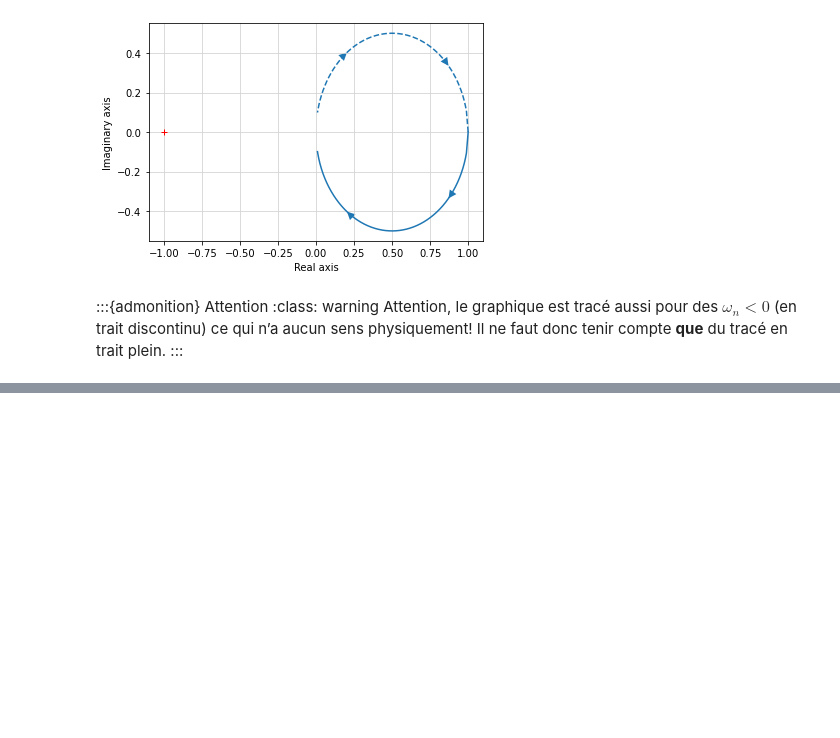
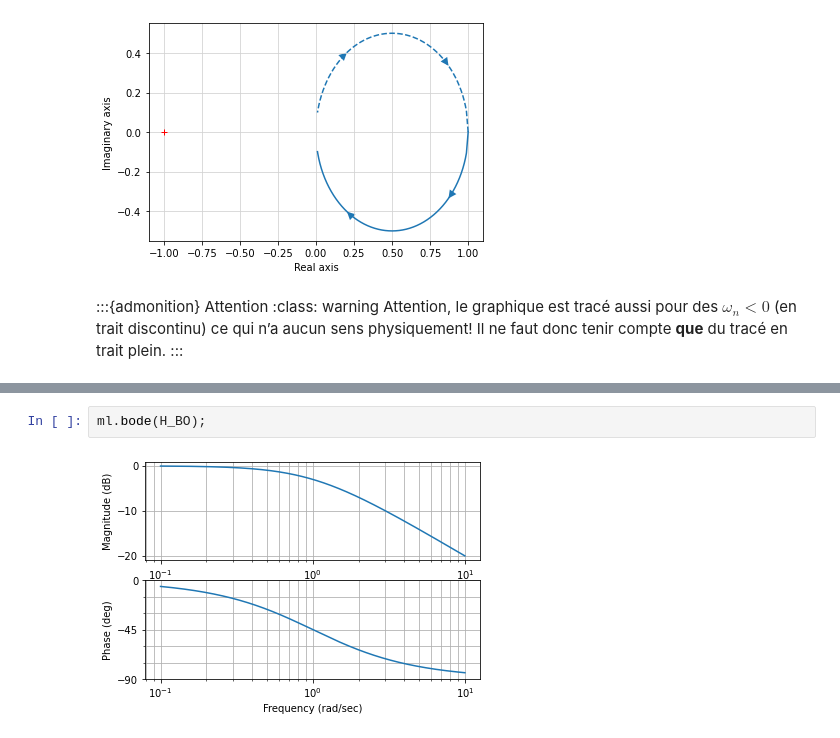
Before and after one commit to AlbanVl/ReguLaboGramme, a Jupyter notebook: _sources/regu/LaboSeance5.ipynb, the cells around one changed output, grey strips where cells are left out. Saved outputs shown, nothing was run; the diff lists cells and outputs as text; blank space fills up the shorter version.

```diff
--- a/_sources/regu/LaboSeance5.ipynb
+++ b/_sources/regu/LaboSeance5.ipynb
@@ -40,0 +51,4 @@ Attention, le graphique est tracé aussi pour des $\omega_n<0$ (en trait discont
+# %%
+ml.bode(H_BO);
+# %% [output]
+[figure, added]
```
Also changed, not shown: parts of 24 cells of this notebook, 16 other files.
